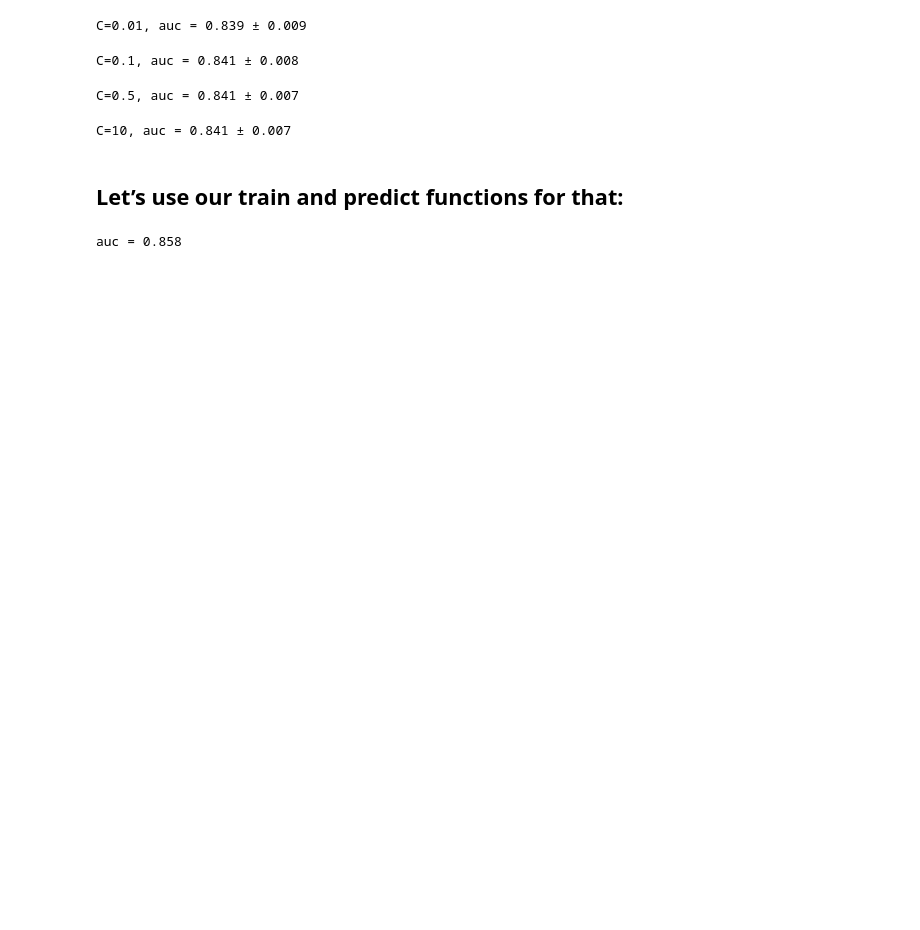
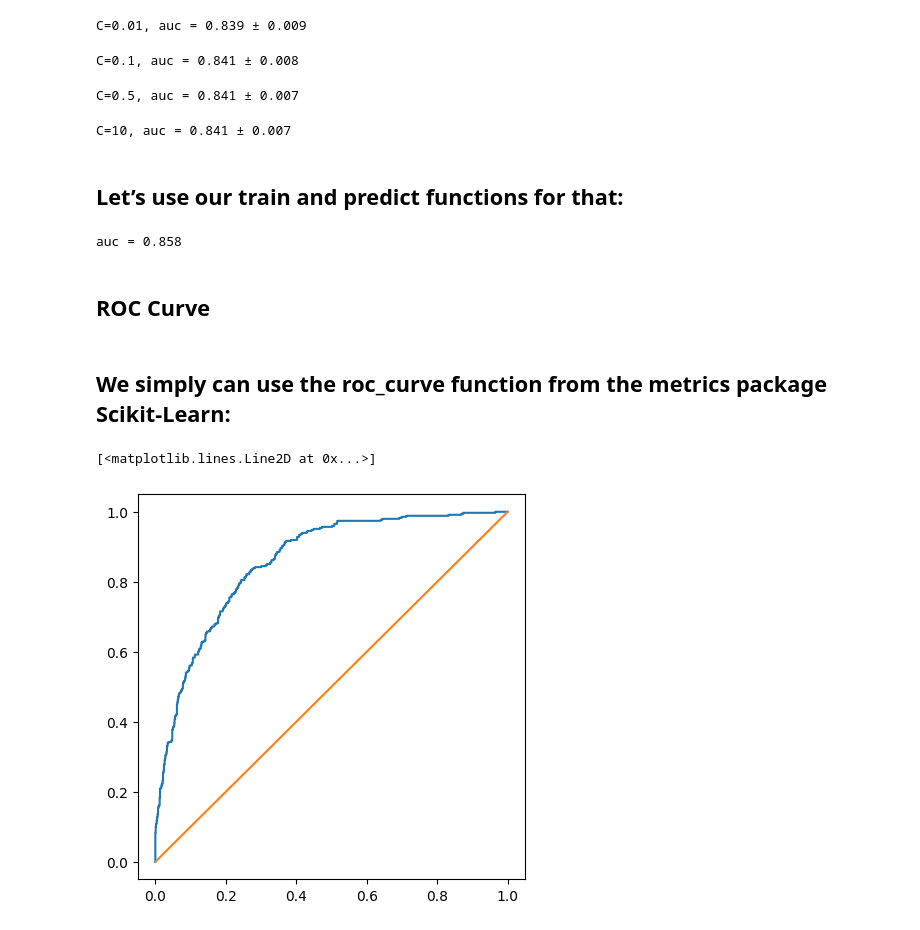
Before and after one commit to jmohsbeck1/jpmc_mle, a Jupyter notebook: Churn_Lab.ipynb, the cells around one changed output. Drawn from its saved outputs; the diff is of its cells as text; code cells hidden in the pictures; blank space fills up the shorter version.

```diff
--- a/Churn_Lab.ipynb
+++ b/Churn_Lab.ipynb
@@ -719,3 +731,16 @@ auc = roc_auc_score(y_test, y_pred)
 print('auc = %.3f' % auc)
 # %% [output]
 auc = 0.858
+# %% [markdown]
+## ROC Curve
+# %% [markdown]
+## We simply can use the roc_curve function from the metrics package Scikit-Learn:
+# %%
+fpr, tpr, thresholds = roc_curve(y_test, y_pred)
+
+plt.figure(figsize=(5, 5))
+plt.plot(fpr, tpr)
+plt.plot([0, 1], [0, 1])
+# %% [output]
+[<matplotlib.lines.Line2D at 0x...>]
+[figure, added]
```
Also changed, not shown: parts of 4 cells of this notebook.
